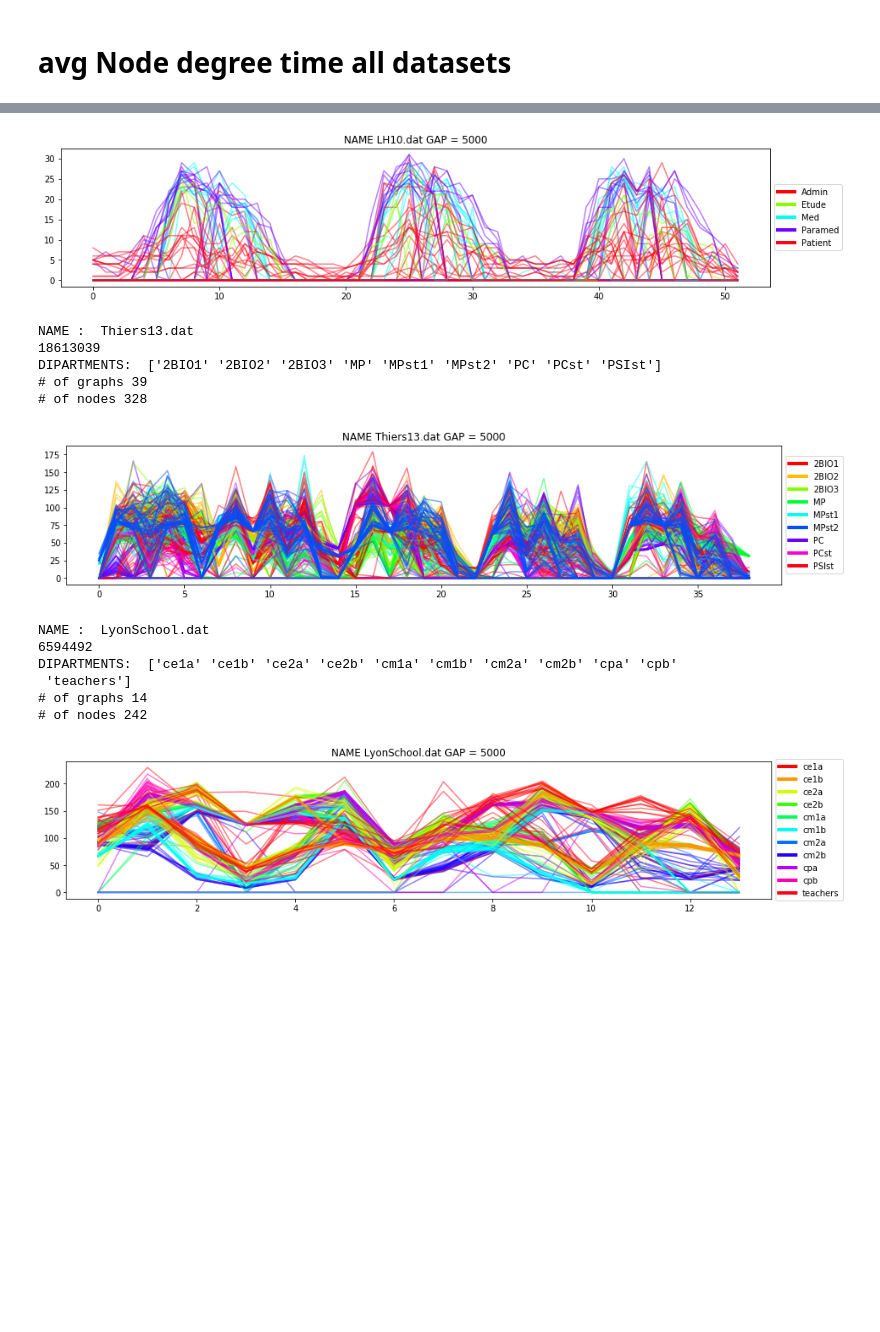
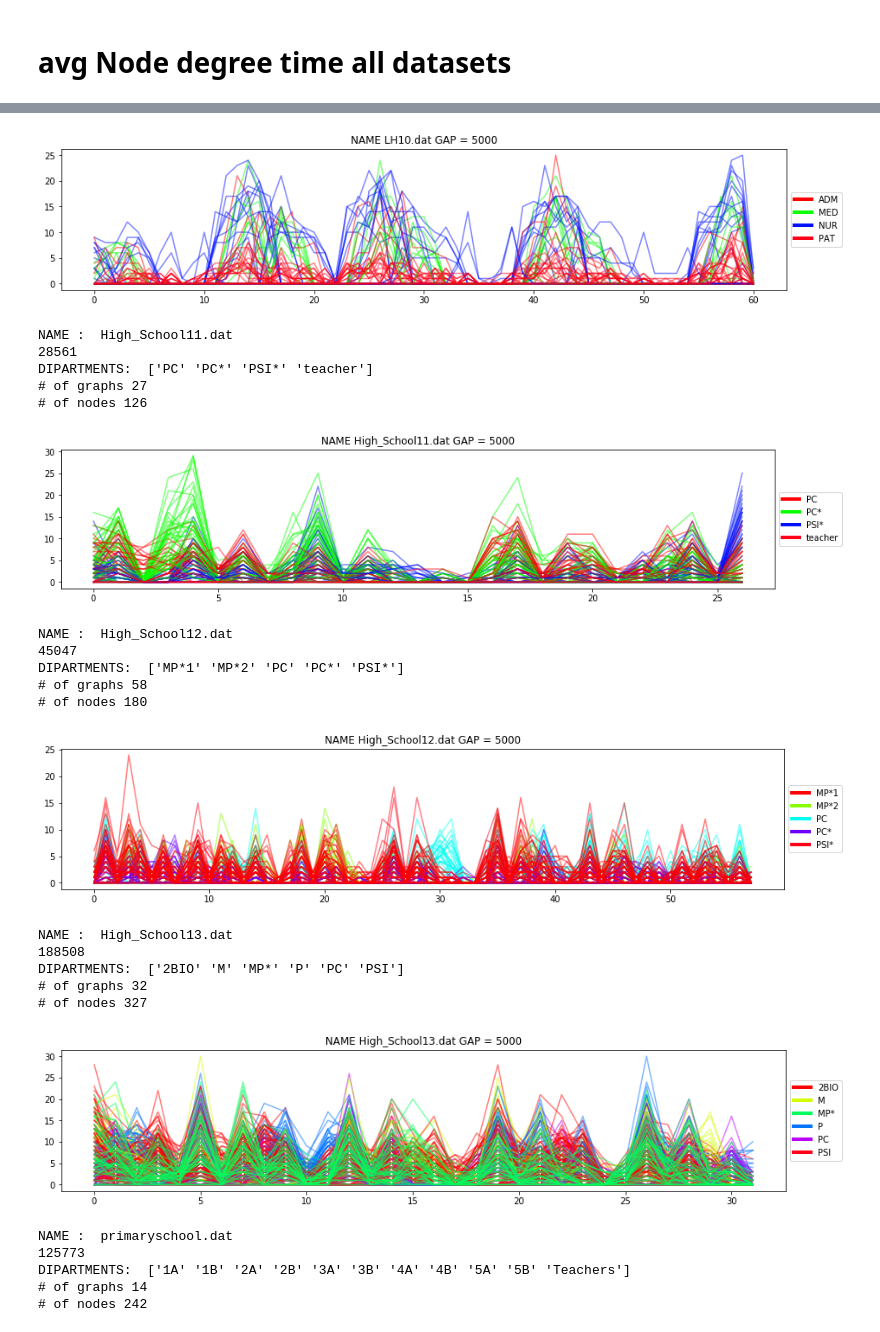
Before and after one commit to AntonioLonga/SocioPatternsExperiments, a Jupyter notebook: socioPatterns/Node Clique and Degrees/AVG Node Degree time all_datasets.ipynb, the cells around one changed output, grey strips where cells are left out. Saved outputs shown, nothing was run; the diff lists cells and outputs as text; code cells hidden in the pictures; blank space fills up the shorter version.

```diff
--- a/socioPatterns/Node Clique and Degrees/AVG Node Degree time all_datasets.ipynb
+++ b/socioPatterns/Node Clique and Degrees/AVG Node Degree time all_datasets.ipynb
@@ -21,9 +19,10 @@ The autoreload extension is already loaded. To reload it, use:
 # %% [markdown]
 # avg Node degree time all datasets
 # %%
-names = ["InVS13.dat", "InVS15.dat", "LH10.dat", "Thiers13.dat","LyonSchool.dat"]
-path_data = "data/co-presence/"
-path_meta = "data/co-presence/metadata/metadata_"
+names = ["InVS13.dat","InVS15.dat", "LH10.dat",
+         "High_School11.dat","High_School12.dat","High_School13.dat","primaryschool.dat"]
+path_data = "../data/face-to-face/"
+path_meta = "../data/face-to-face//metadata/metadata_"
 
 for name in names:
     print("NAME : ",name)
@@ -66,14 +65,24 @@ DIPARTMENTS:  ['Admin' 'Etude' 'Med' 'Paramed' 'Patient']
-[figure, old version]
+[figure, new version]
-NAME :  Thiers13.dat
-18613039
-DIPARTMENTS:  ['2BIO1' '2BIO2' '2BIO3' 'MP' 'MPst1' 'MPst2' 'PC' 'PCst' 'PSIst']
-# of graphs 39
-# of nodes 328
+NAME :  High_School11.dat
+28561
+DIPARTMENTS:  ['PC' 'PC*' 'PSI*' 'teacher']
+# of graphs 27
+# of nodes 126
-[figure, old version]
+[figure, new version]
-NAME :  LyonSchool.dat
-6594492
-DIPARTMENTS:  ['ce1a' 'ce1b' 'ce2a' 'ce2b' 'cm1a' 'cm1b' 'cm2a' 'cm2b' 'cpa' 'cpb'
- 'teachers']
-# of graphs 14
-# of nodes 242
+NAME :  High_School12.dat
+45047
+DIPARTMENTS:  ['MP*1' 'MP*2' 'PC' 'PC*' 'PSI*']
+# of graphs 58
+# of nodes 180
-[figure, old version]
+[figure, new version]
+NAME :  High_School13.dat
+188508
+DIPARTMENTS:  ['2BIO' 'M' 'MP*' 'P' 'PC' 'PSI']
+# of graphs 32
+# of nodes 327
+[figure, added]
+NAME :  primaryschool.dat
+125773
+DIPARTMENTS:  ['1A' '1B' '2A' '2B' '3A' '3B' '4A' '4B' '5A' '5B' 'Teachers']
+# of graphs 14
+# of nodes 242
```
Also changed, not shown: parts of 2 cells of this notebook, 17 other files.
